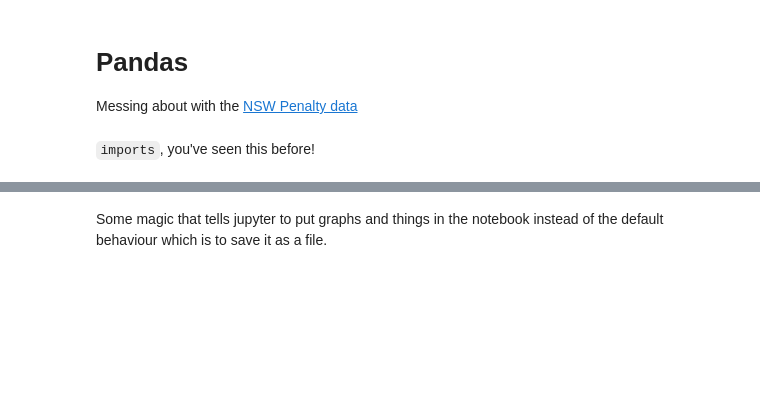
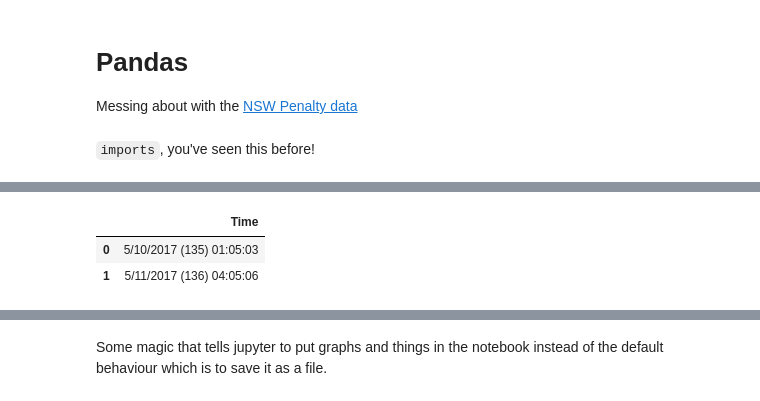
Before and after one commit to sherry0303/code1161base, a Jupyter notebook: week6/basic_pandas.ipynb, the cells around one changed output, grey strips where cells are left out. Cells and saved outputs as stored; diff of their text form; code cells hidden in the pictures; blank space fills up the shorter version.

```diff
--- a/week6/basic_pandas.ipynb
+++ b/week6/basic_pandas.ipynb
@@ -6,0 +15,8 @@ Messing about with the [NSW Penalty data](http://www.osr.nsw.gov.au/sites/defaul
+# %%
+df = pd.DataFrame({'Time':['5/10/2017 (135) 01:05:03', '5/11/2017 (136) 04:05:06']})
+# %%
+df
+# %% [output]
+|  | Time |
+| 0 | 5/10/2017 (135) 01:05:03 |
+| 1 | 5/11/2017 (136) 04:05:06 |
```
Also changed, not shown: parts of 7 cells of this notebook.
